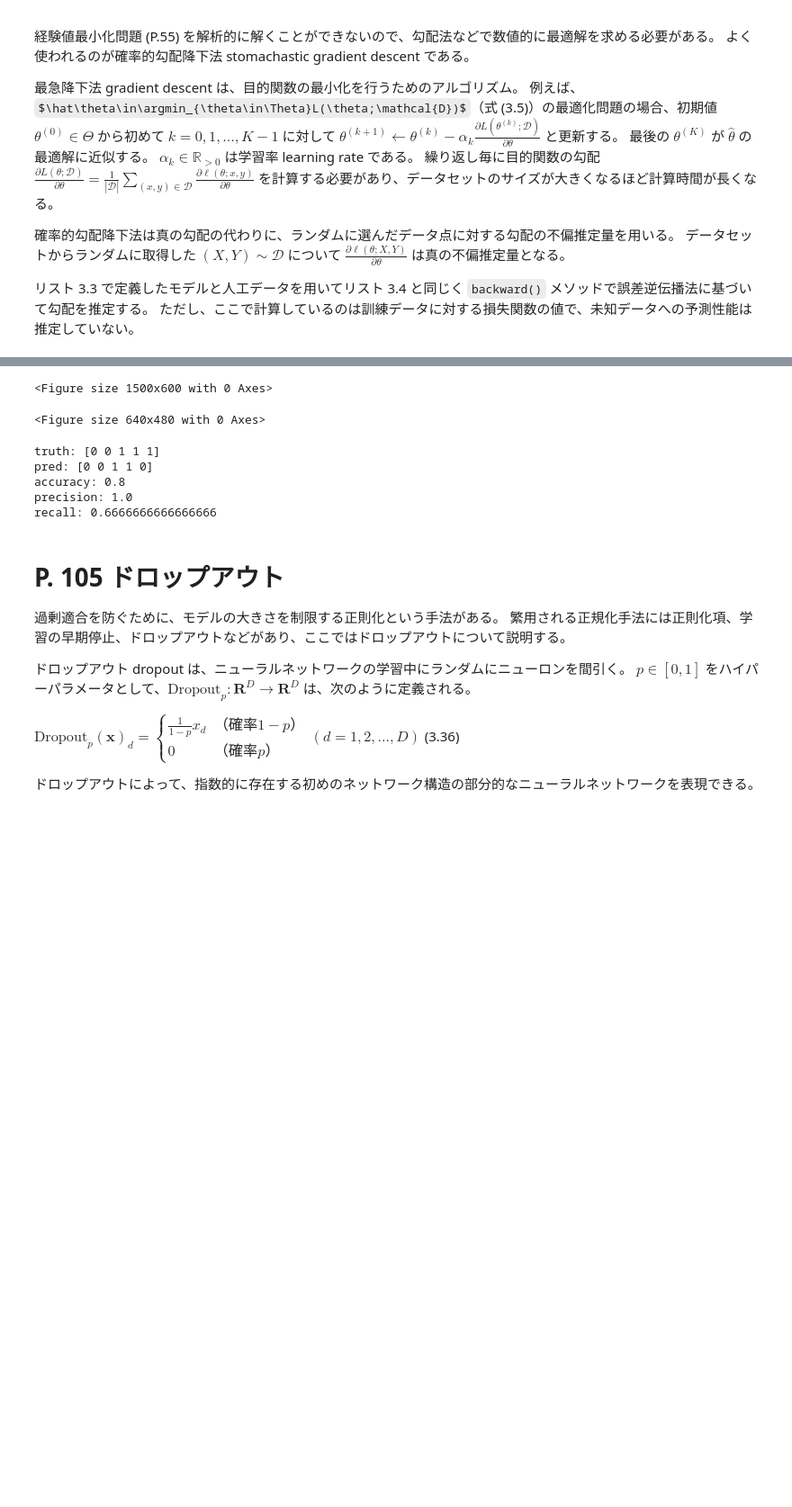
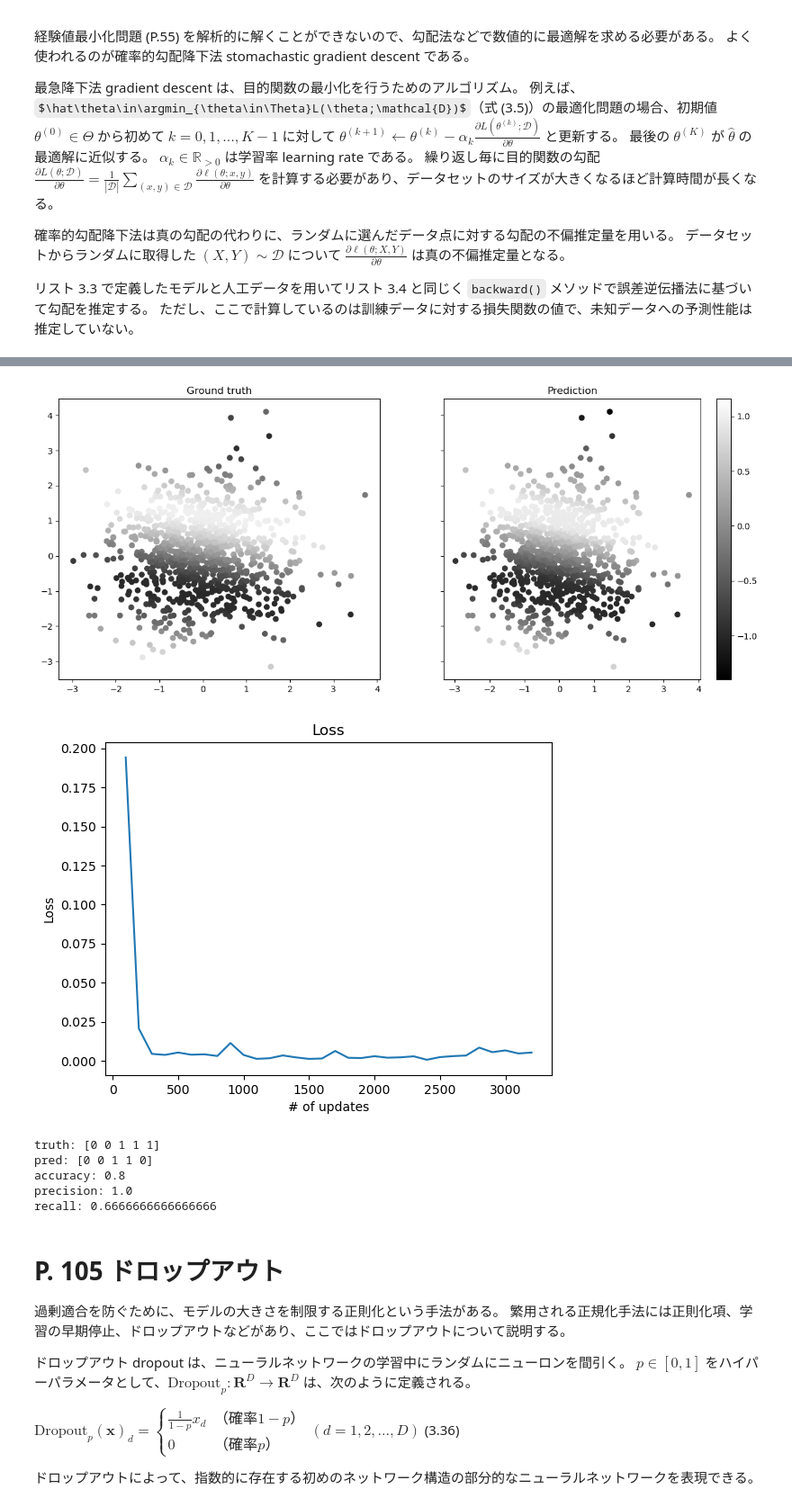
Before and after one commit to 136s/ml4chem, a Jupyter notebook: notebook/3.ipynb, the cells around one changed output, grey strips where cells are left out. Shown: that part at 90% size. Cells and saved outputs as stored; diff of their text form; code cells hidden in the pictures; some formulas as TeX source; blank space fills up the shorter version.

```diff
--- a/notebook/3.ipynb
+++ b/notebook/3.ipynb
@@ -311,7 +311,7 @@ im = ax2.scatter(
 ax2.set_title("Prediction")
 fig.colorbar(im, ax=ax2)
 plt.savefig("sgd.pdf")
-plt.clf()
+# plt.clf()
 
 # 学習曲線 learning curve をプロット
 fig, ax = plt.subplots(1, 1)
@@ -320,5 +320,5 @@ ax.set_title("Loss")
 ax.set_xlabel("# of updates")
 ax.set_ylabel("Loss")
 plt.savefig("sgd_loss.pdf")
-plt.clf()
+# plt.clf()
 # %% [output]
@@ -342,5 +342,5 @@ step: 3200,             loss: 0.005263671278953552
-<Figure size 1500x600 with 0 Axes>
-<Figure size 640x480 with 0 Axes>
+[figure, added]
+[figure, added]
 # %%
 # P.101 リスト3.7: 3/metrics.py
 
```
Also changed, not shown: parts of 7 cells of this notebook, 10 other files.
